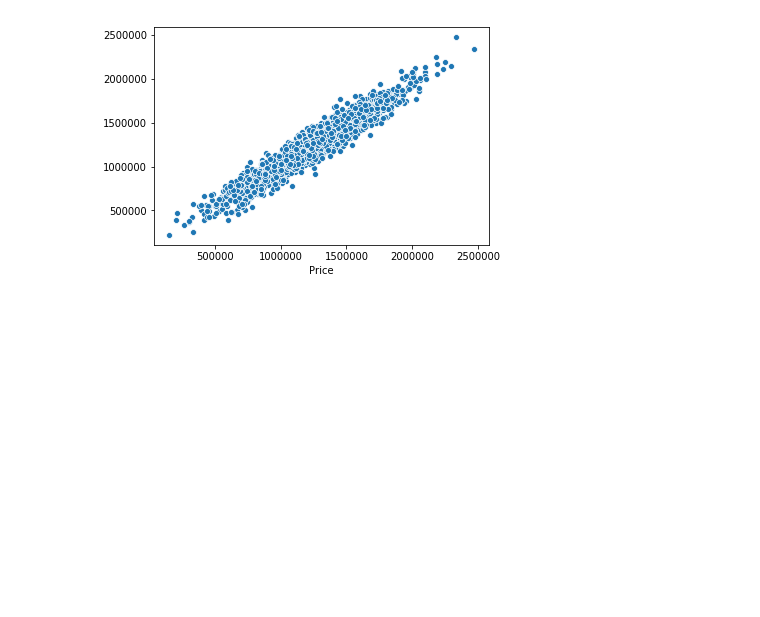
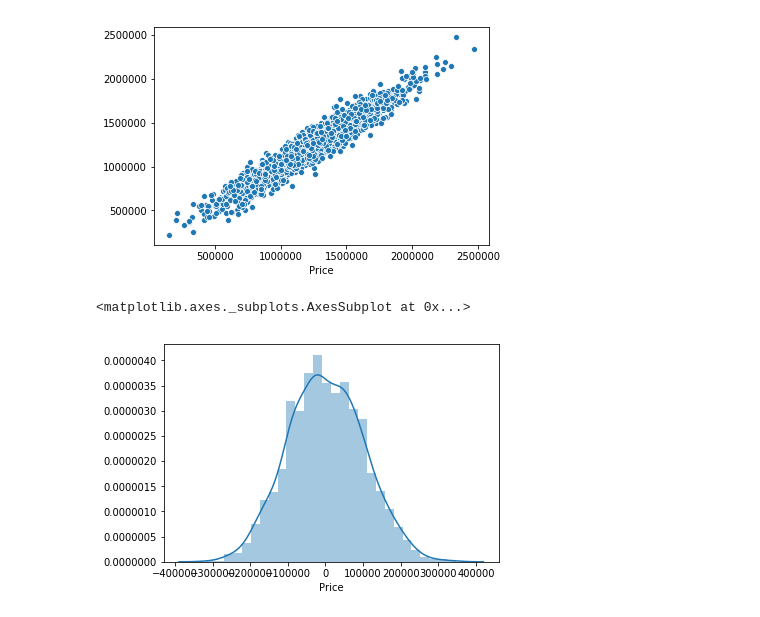
Before and after one commit to danielsnotion/ml_projects, a Jupyter notebook: House Price Predictions 1.ipynb, the cells around one changed output. Saved outputs shown, nothing was run; the diff lists cells and outputs as text; code cells hidden in the pictures; blank space fills up the shorter version.

Commit message:
Data Visual Proj 1

```diff
--- a/House Price Predictions.ipynb
+++ b/House Price Predictions 1.ipynb
@@ -127,3 +127,8 @@ sns.scatterplot(y_test,predictions)
 # %% [output]
 <matplotlib.axes._subplots.AxesSubplot at 0x...>
 [figure]
+# %%
+sns.distplot(y_test-predictions)
+# %% [output]
+<matplotlib.axes._subplots.AxesSubplot at 0x...>
+[figure, added]
```
Also changed, not shown: 5 other files.
